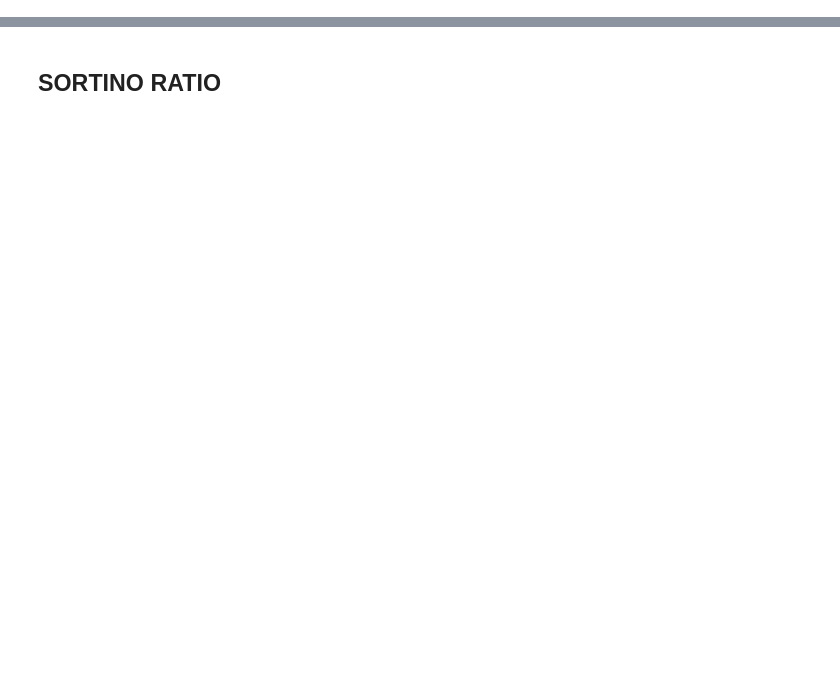
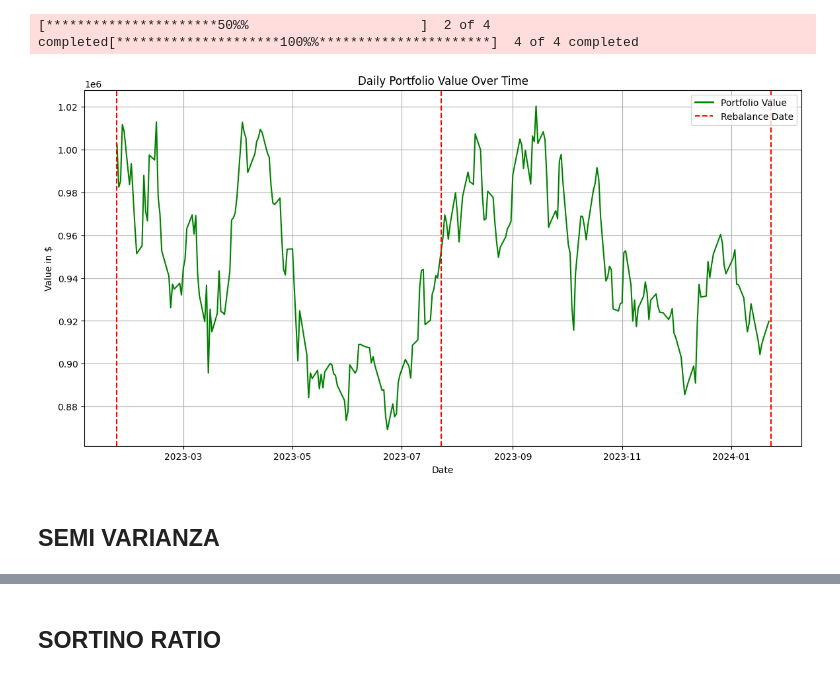
Before and after one commit to diegotita4/PAP-QAA_strategies, a Jupyter notebook: validations.ipynb, the cells around one changed output, grey strips where cells are left out. Cells and saved outputs as stored; diff of their text form; code cells hidden in the pictures; blank space fills up the shorter version.

```diff
--- a/validations.ipynb
+++ b/validations.ipynb
@@ -251,0 +210,7 @@ for optimization_model in optimization_models:
+# %%
+tickers = ["ABBV", "MET", "OXY", "PERI"]
+rf = 0.02  # Tasa libre de riesgo
+optimization_strategy = 'Omega Ratio'
+optimization_model = 'SLSQP'
+valor_portafolio_inicial = 1_000_000
+frecuencias_rebalanceo_meses = 6
@@ -251,0 +243,15 @@ for optimization_model in optimization_models:
+# %%
+# Realizar el backtesting
+resultados_backtesting = backtesting_dinamico(
+    tickers=tickers,
+    start_date='2020-01-02',
+    start_backtesting='2023-01-23',
+    end_date='2024-01-23',
+    frecuencias_rebalanceo_meses = [frecuencias_rebalanceo_meses] , # Ajustes cada 2, 3, 4 y 6 meses
+    rf=rf,
+    optimization_strategy=optimization_strategy,
+    optimization_model=optimization_model,
+    valor_portafolio_inicial = valor_portafolio_inicial
+)
+
+resultados_backtesting
@@ -251,0 +269,7 @@ for optimization_model in optimization_models:
+# %%
+plot_portfolio_value(resultados_backtesting, tickers)
+# %% [output]
+[**********************50%%                      ]  2 of 4 completed[*********************100%%**********************]  4 of 4 completed
+[figure, added]
+# %% [markdown]
+## SEMI VARIANZA
```
Also changed, not shown: parts of 104 cells of this notebook, 2 other files.
